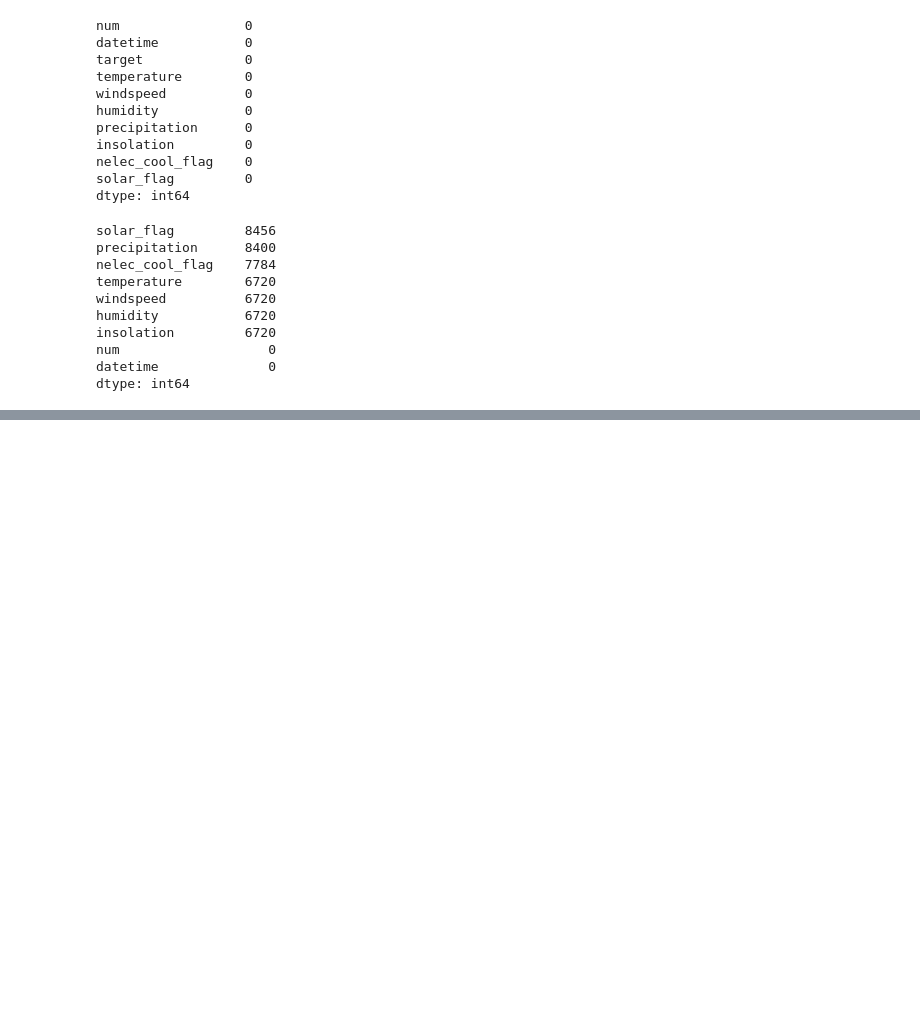
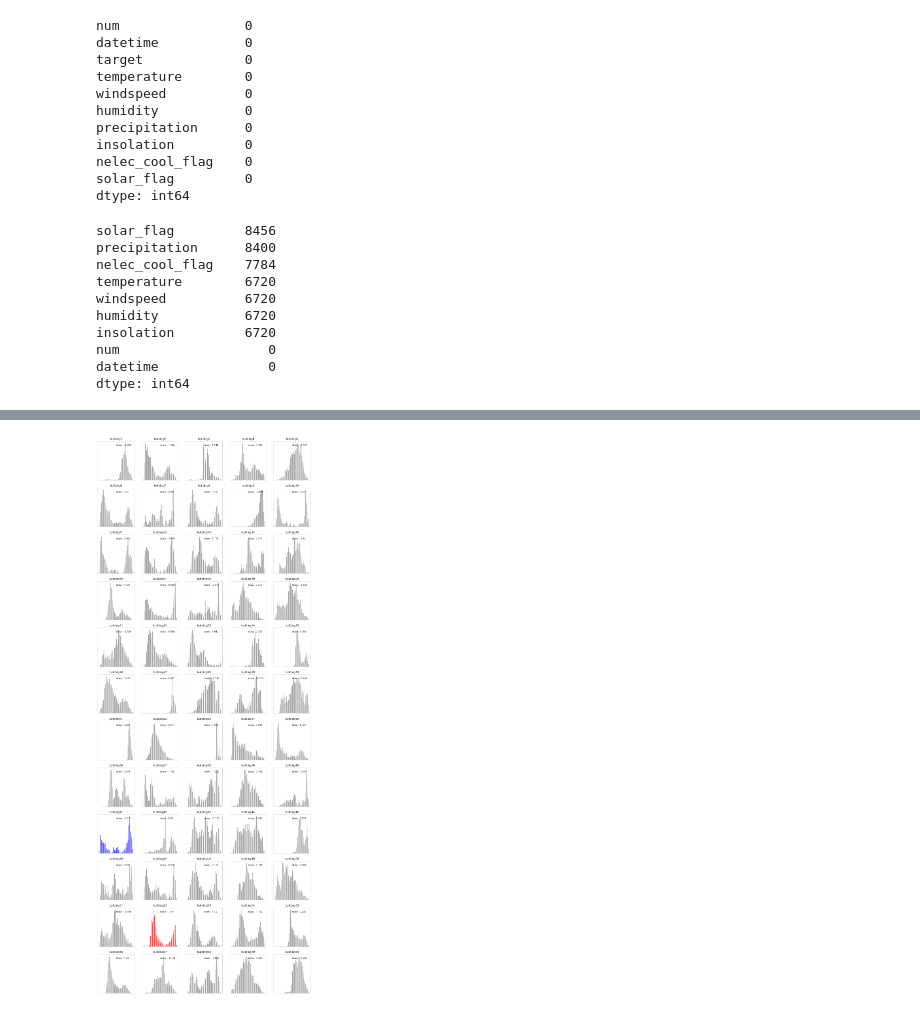
Before and after one commit to top-warrior/electronic, a Jupyter notebook: seunghyun.ipynb, the cells around one changed output, grey strips where cells are left out. Saved outputs shown, nothing was run; the diff lists cells and outputs as text; code cells hidden in the pictures; blank space fills up the shorter version.

```diff
--- a/seunghyun.ipynb
+++ b/seunghyun.ipynb
@@ -86,0 +134,22 @@ dtype: int64
+# %%
+fig = plt.figure(figsize = (15, 40))
+for num in range(1,61):
+    ax = plt.subplot(12, 5, num)
+    energy = np.log(1 + eda_df.loc[eda_df.num == num, 'target'].values)
+    mean = energy.mean().round(3)
+    std = energy.std().round(3)
+    skew = (3*(mean - np.median(energy))/energy.std()).round(3)
+    if skew >= 1.5:
+        plt.hist(energy, alpha = 0.7, bins = 50, color = 'red')
+    elif skew <= -1.5:
+        plt.hist(energy, alpha = 0.7, bins = 50, color = 'blue')
+    else:
+        plt.hist(energy, alpha = 0.7, bins = 50, color = 'gray')
+    plt.title(f'building{num}')
+    plt.xticks([])
+    plt.yticks([])
+    plt.xlabel('')
+    plt.ylabel('')
+    plt.text(0.5, 0.9, f'skew : {skew}',  ha='left', va='center', transform=ax.transAxes)
+# %% [output]
+[figure, added]
```
Also changed, not shown: parts of 18 cells of this notebook.
